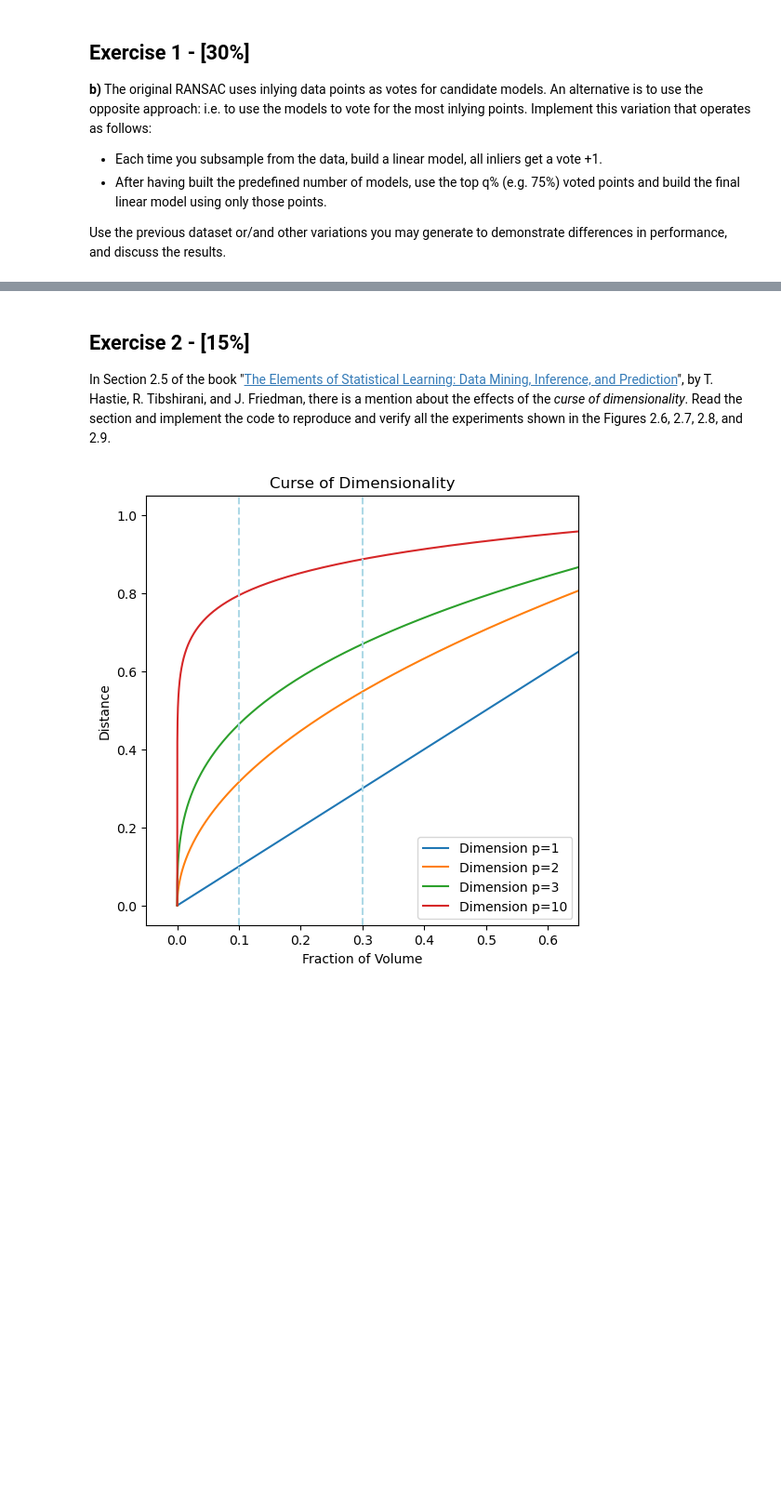
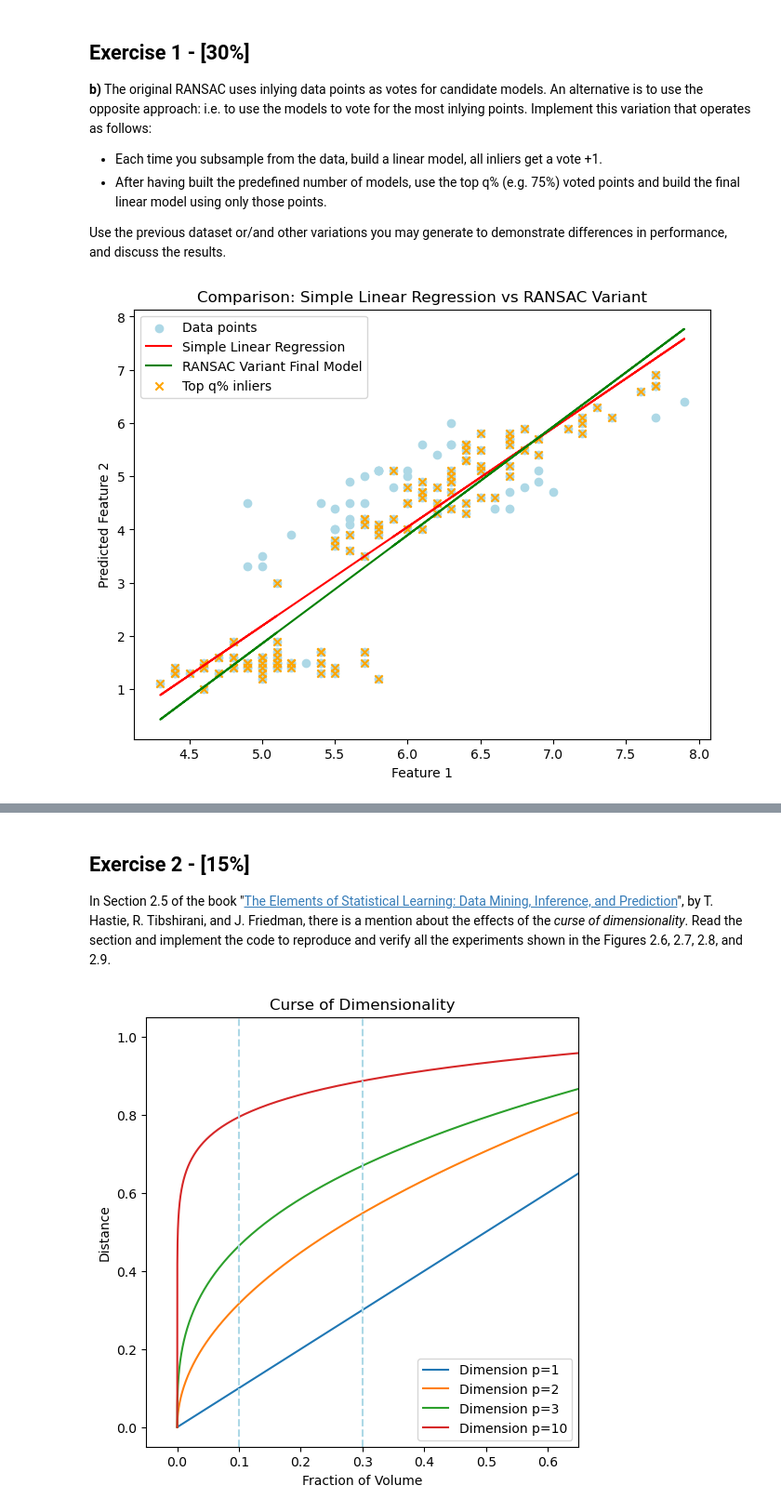
Before and after one commit to yizhi0129/333DA, a Jupyter notebook: Assignments1.ipynb, the cells around one changed output, grey strips where cells are left out. Shown at 93% size. Drawn from its saved outputs; the diff is of its cells as text; code cells hidden in the pictures; blank space fills up the shorter version.

```diff
--- a/Assignments1.ipynb
+++ b/Assignments1.ipynb
@@ -304,3 +316,87 @@ run_ransac_with_noisy_data(30, mode='lower_left', positive_only=False)  # 30% no
 - After having built the predefined number of models, use the top q% (e.g. 75%) voted points and build the final linear model using only those points.
 
 Use the previous dataset or/and other variations you may generate to demonstrate differences in performance, and discuss the results.
+# %%
+import numpy as np
+from sklearn.linear_model import LinearRegression
+from sklearn.metrics import mean_squared_error
+from sklearn.model_selection import train_test_split
+from sklearn import datasets
+import matplotlib.pyplot as plt
+
+# Load the iris dataset
+iris = datasets.load_iris()
+X = iris.data[:, :1]  # Use only the first feature (to simplify linear regression)
+y = iris.data[:, 2]   # Use another feature as the target variable
+
+# Custom RANSAC variant function
+def ransac_variant(X, y, n_samples, n_models, threshold, q):
+    n_points = len(X)
+    votes = np.zeros(n_points)  # Initialize votes for each data point
+
+    for _ in range(n_models):
+        # Randomly sample n_samples points to fit a model
+        sample_indices = np.random.choice(n_points, n_samples, replace=False)
+        X_sample = X[sample_indices]
+        y_sample = y[sample_indices]
+
+        # Fit a linear model to the sampled data
+        model = LinearRegression()
+        model.fit(X_sample, y_sample)
+
+        # Calculate the residuals (prediction error) for all points
+        y_pred = model.predict(X)
+        residuals = np.abs(y - y_pred)
+
+        # Vote for inliers where residuals are below the threshold
+        inliers = residuals < threshold
+        votes[inliers] += 1
+
+    # Select the top q% points with the most votes
+    top_q_percent = int(q * n_points)
+    top_inliers_indices = np.argsort(votes)[-top_q_percent:]
+
+    # Refit the final model using the top-voted inliers
+    final_model = LinearRegression()
+    final_model.fit(X[top_inliers_indices], y[top_inliers_indices])
+
+    return final_model, top_inliers_indices
+
+# Parameters for the RANSAC variant
+n_samples = 30  # Number of points to sample each time
+n_models = 500  # Total number of models to fit
+threshold = 0.2  # Error threshold for identifying inliers
+q = 0.75  # Use the top 75% voted points for the final model
+
+# Fit the custom RANSAC variant model
+final_model, top_inliers_indices = ransac_variant(X, y, n_samples, n_models, threshold, q)
+
+# Predict using the final RANSAC variant model
+y_pred_final = final_model.predict(X)
+
+# Fit a simple linear regression model for comparison
+simple_lr = LinearRegression()
+simple_lr.fit(X, y)
+y_pred_simple = simple_lr.predict(X)
+
+# Plotting the results for comparison
+plt.figure(figsize=(8, 6))
+plt.scatter(X, y, color="lightblue", label="Data points")  # Original data points
+plt.plot(X, y_pred_simple, color="red", label="Simple Linear Regression")  # Simple linear regression line
+plt.plot(X, y_pred_final, color="green", label="RANSAC Variant Final Model")  # Final model from RANSAC variant
+plt.scatter(X[top_inliers_indices], y[top_inliers_indices], color="orange", label="Top q% inliers", marker="x")  # Top inliers
+
+plt.title("Comparison: Simple Linear Regression vs RANSAC Variant")
+plt.xlabel("Feature 1")
+plt.ylabel("Predicted Feature 2")
+plt.legend()
+plt.show()
+
+# Calculate and print Mean Squared Error (MSE) for both models
+mse_simple = mean_squared_error(y, y_pred_simple)
+mse_final = mean_squared_error(y, y_pred_final)
+
+print(f"Simple Linear Regression MSE: {mse_simple}")
+print(f"RANSAC Variant Final Model MSE: {mse_final}")
+# %% [output]
+[figure, added]
```
Also changed, not shown: parts of 26 cells of this notebook, 27 other files.
